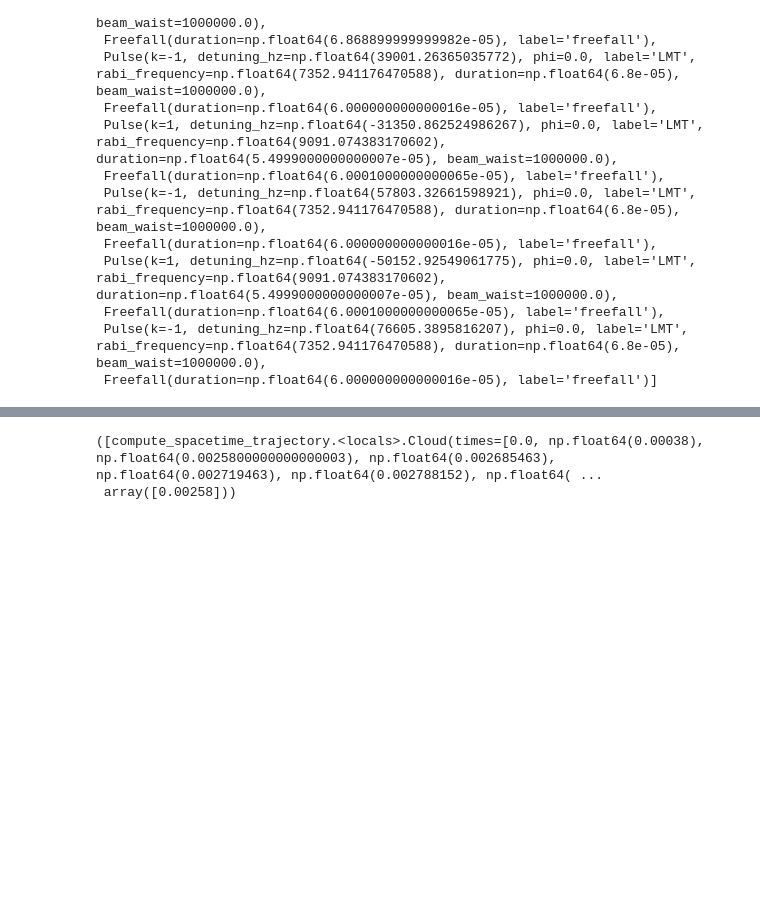
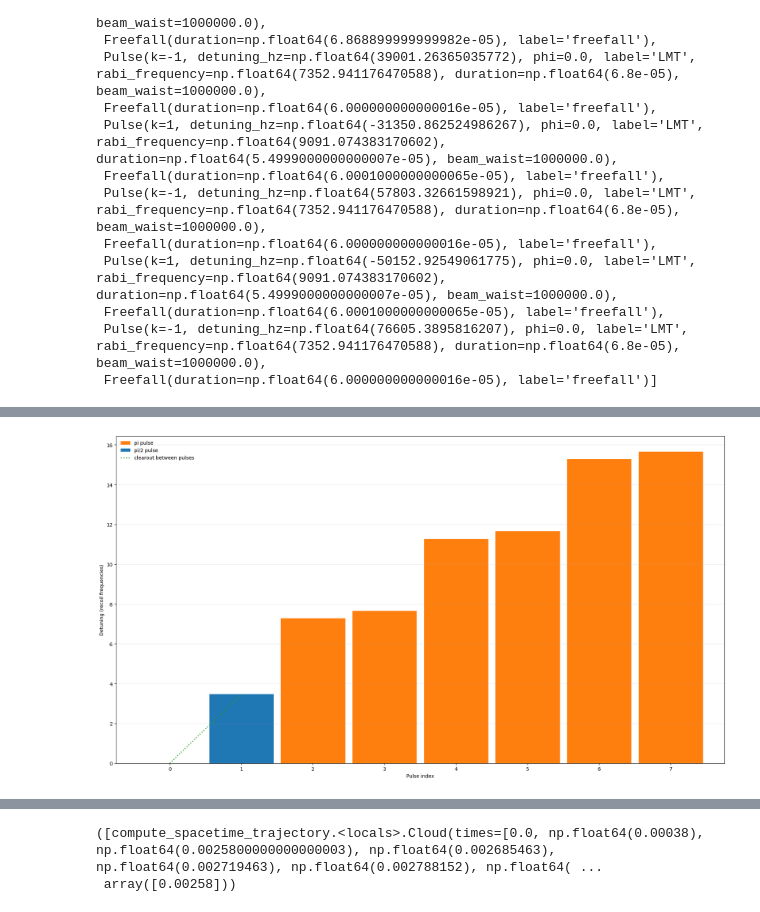
Before and after one commit to charlesbaynham/LMT_sim_scratch, a Jupyter notebook: notebooks/true_LMT_trajectory.ipynb, the cells around one changed output, grey strips where cells are left out. Saved outputs shown, nothing was run; the diff lists cells and outputs as text; code cells hidden in the pictures; blank space fills up the shorter version.

```diff
--- a/notebooks/true_LMT_trajectory.ipynb
+++ b/notebooks/true_LMT_trajectory.ipynb
@@ -360,0 +366,94 @@ plt.tight_layout()
+# %%
+from matplotlib.lines import Line2D
+from matplotlib.patches import Patch
+
+plot_sequence, _ = build_sequence_from_lab_pulse_dump(
+    is_up=is_up,
+    start_times_mu=start_times_mu,
+    durations_mu=durations_mu,
+    opll_hz=opll_hz,
+    beam_hz=beam_hz,
+)
+plot_sequence = add_true_lmt_clearouts(plot_sequence[1:])
+
+# Truncate
+plot_sequence = plot_sequence[:16]
+
+pulse_detunings_recoil = []
+pulse_colours = []
+clearout_links = []
+
+last_pulse_index = None
+clearout_since_last_pulse = False
+
+reference_detuning = None
+
+for event in plot_sequence:
+    if isinstance(event, seq.Clearout):
+        clearout_since_last_pulse = True
+        continue
+
+    if not isinstance(event, seq.Pulse):
+        continue
+
+    if reference_detuning is None:
+        reference_detuning = event.detuning_hz
+
+    pulse_index = len(pulse_detunings_recoil)
+    pulse_detunings_recoil.append(np.abs(event.detuning_hz - reference_detuning) / sim.RECOIL_FREQUENCY_HZ)
+    pulse_colours.append("tab:orange" if is_pi_pulse(event.duration) else "tab:blue")
+
+    if last_pulse_index is not None and clearout_since_last_pulse:
+        clearout_links.append((last_pulse_index, pulse_index))
+
+    last_pulse_index = pulse_index
+    clearout_since_last_pulse = False
+
+pulse_indices = np.arange(len(pulse_detunings_recoil))
+
+fig, ax = plt.subplots(figsize=(18, 10))
+ax.bar(pulse_indices, pulse_detunings_recoil, color=pulse_colours, width=0.9)
+
+for left_index, right_index in clearout_links:
+    ax.plot(
+        [left_index, right_index],
+        [
+            pulse_detunings_recoil[left_index],
+            pulse_detunings_recoil[right_index],
+        ],
+        color="tab:green",
+        linestyle=":",
+        linewidth=2,
+        zorder=3,
+    )
+
+tick_step = max(1, len(pulse_indices) // 20)
+ax.set_xticks(pulse_indices[::tick_step])
+ax.set_xlim(-0.75, len(pulse_indices) - 0.25)
+ax.set_xlabel("Pulse index")
+ax.set_ylabel("Detuning (recoil frequencies)")
+ax.axhline(0.0, color="0.3", linewidth=0.8)
+ax.grid(axis="y", alpha=0.25)
+
+legend_handles = [
+    Patch(facecolor="tab:orange", label="pi pulse"),
+    Patch(facecolor="tab:blue", label="pi/2 pulse"),
+]
+if clearout_links:
+    legend_handles.append(
+        Line2D(
+            [0],
+            [0],
+            color="tab:green",
+            linestyle=":",
+            linewidth=2,
+            label="clearout between pulses",
+        )
+    )
+
+ax.legend(handles=legend_handles, loc="upper left", frameon=False)
+plt.tight_layout()
+
+plt.savefig("lab_pulse_sequence.png", dpi=300)
+# %% [output]
+[figure, added]
```
Also changed, not shown: parts of 3 cells of this notebook.
